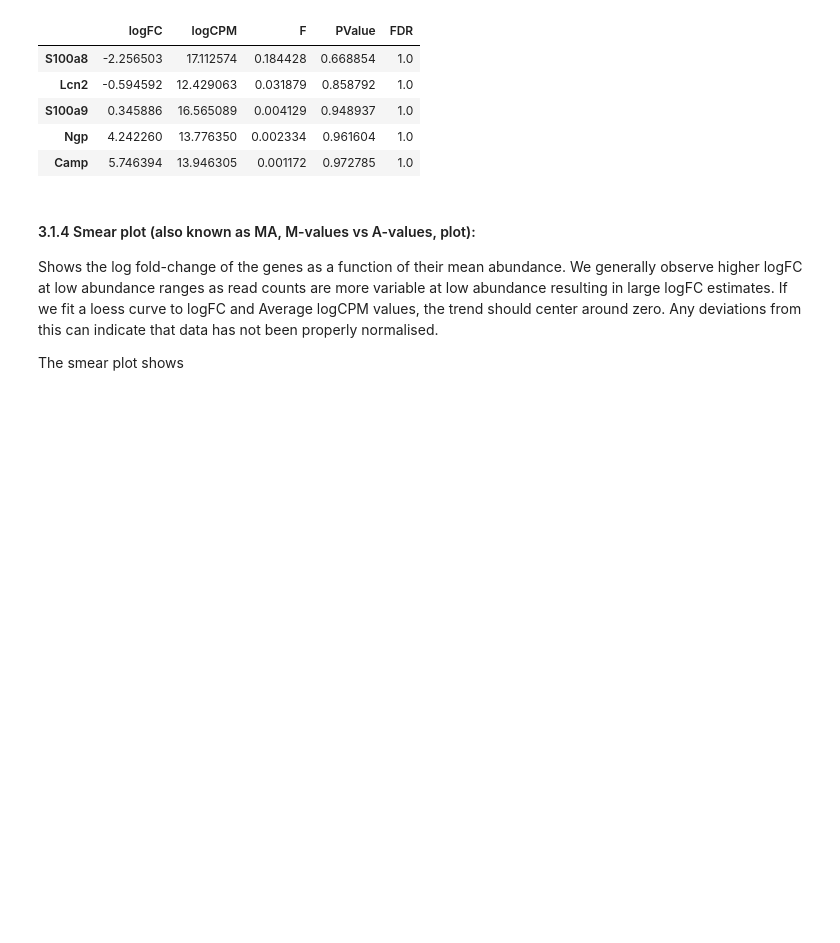
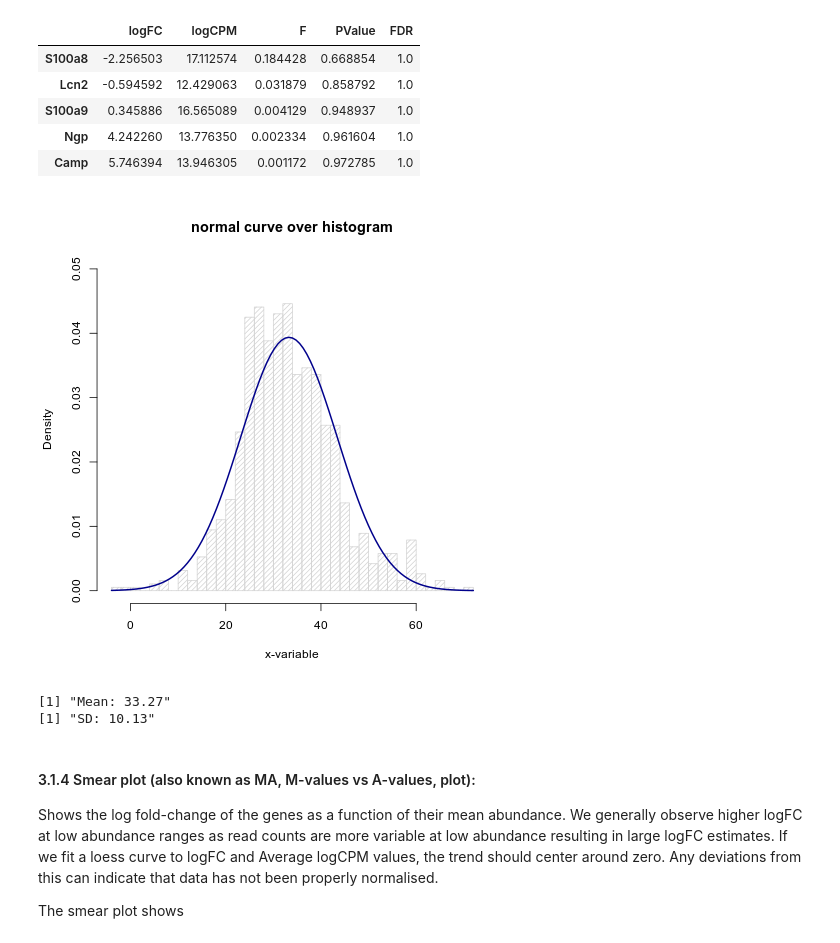
Before and after one commit to lueckenlab/masterpraktikum_fibrosis_atlas, a Jupyter notebook: notebooks/differential_gene_expression_analysis/DiffEx_edgeR_py.ipynb, the cells around one changed output. Cells and saved outputs as stored; diff of their text form; code cells hidden in the pictures; blank space fills up the shorter version.

```diff
--- a/notebooks/differential_gene_expression_analysis/DiffEx_edgeR_py.ipynb
+++ b/notebooks/differential_gene_expression_analysis/DiffEx_edgeR_py.ipynb
@@ -81,8 +81,6 @@ fit_model <- function(adata_){
 
     # create a vector that is concatentation of condition and cell type that we will later use with contrasts
     group <- paste0(colData(adata_)$condition, ".", colData(adata_)$coarse_harmonized_anno)
-    group2 <- paste0(colData(adata_)$batch, ".", colData(adata_)$coarse_harmonized_anno)
-    group3 <- paste0(colData(adata_)$batch, ".", colData(adata_)$condition)
     batch <- colData(adata_)$batch
     project <- colData(adata_)$project
     # TODO: Projekt statt batch, ohne Zelltyp -> Zelltyp einzeln
@@ -100,7 +98,7 @@ fit_model <- function(adata_){
 
     # Funktioniert: model.matrix(~group), model.matrix(~ 0 + group)
     #design <- model.matrix(~ 0 + group + project)  # works for whole annData, per cell type
-    design <- model.matrix(~ 0 + group + batch)
+    design <- model.matrix(~ 0 + group + project)
     #design <- model.matrix(~ 0 + group) # -> used for the plots
     print(colnames(design))
     # estimate dispersion
@@ -227,3 +225,26 @@ tt_Neutrophils.sort_values('logFC')[:5]   # genes with the lowest logFC
 | S100a9 | 0.345886 | 16.565089 | 0.004129 | 0.948937 | 1.0 |
 | Ngp | 4.242260 | 13.776350 | 0.002334 | 0.961604 | 1.0 |
 | Camp | 5.746394 | 13.946305 | 0.001172 | 0.972785 | 1.0 |
+# %%
+%%R
+
+g = tt_Neutrophils$logFC
+m<-mean(g)
+std<-sqrt(var(g))
+hist(g, density=20, breaks=50, prob=TRUE,
+     xlab="x-variable", ylim=c(0, 0.05),
+     main="normal curve over histogram")
+curve(dnorm(x, mean=m, sd=std),
+      col="darkblue", lwd=2, add=TRUE, yaxt="n")
+
+# Boxplot bei genen bei Median ca. 30 und schauen ob Veränderung nach verschiebung
+# Median von allen Zahlen abziehen -> Verschiebung
+# %% [output]
+[figure, added]
+# %%
+%%R
+print(paste0("Mean: ", round(mean(tt_Neutrophils$logFC), 2)))
+print(paste0("SD: ", round(sqrt(var(tt_Neutrophils$logFC)), 2)))
+# %% [output]
+[1] "Mean: 33.27"
+[1] "SD: 10.13"
```
Also changed, not shown: parts of 6 cells of this notebook.
